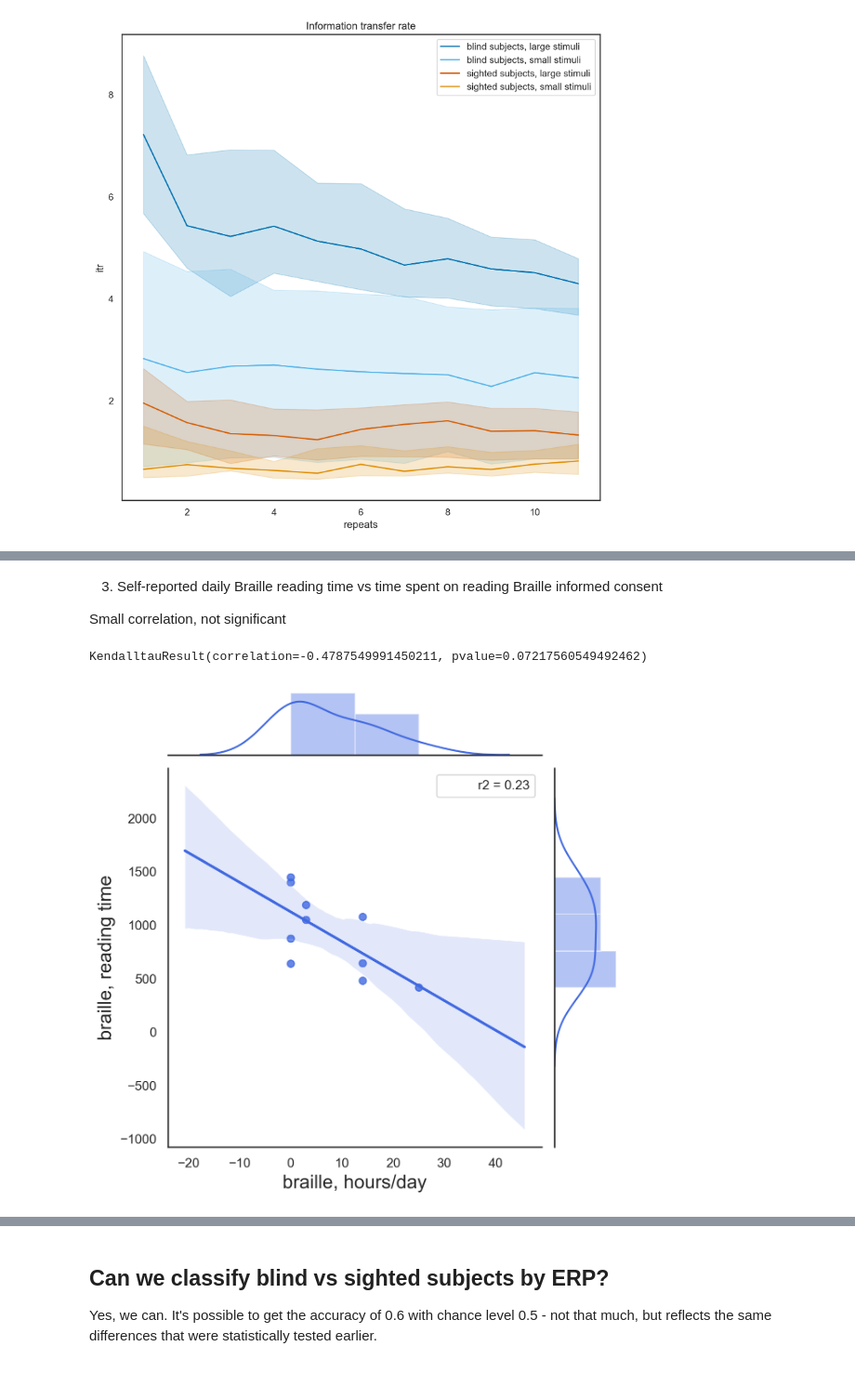
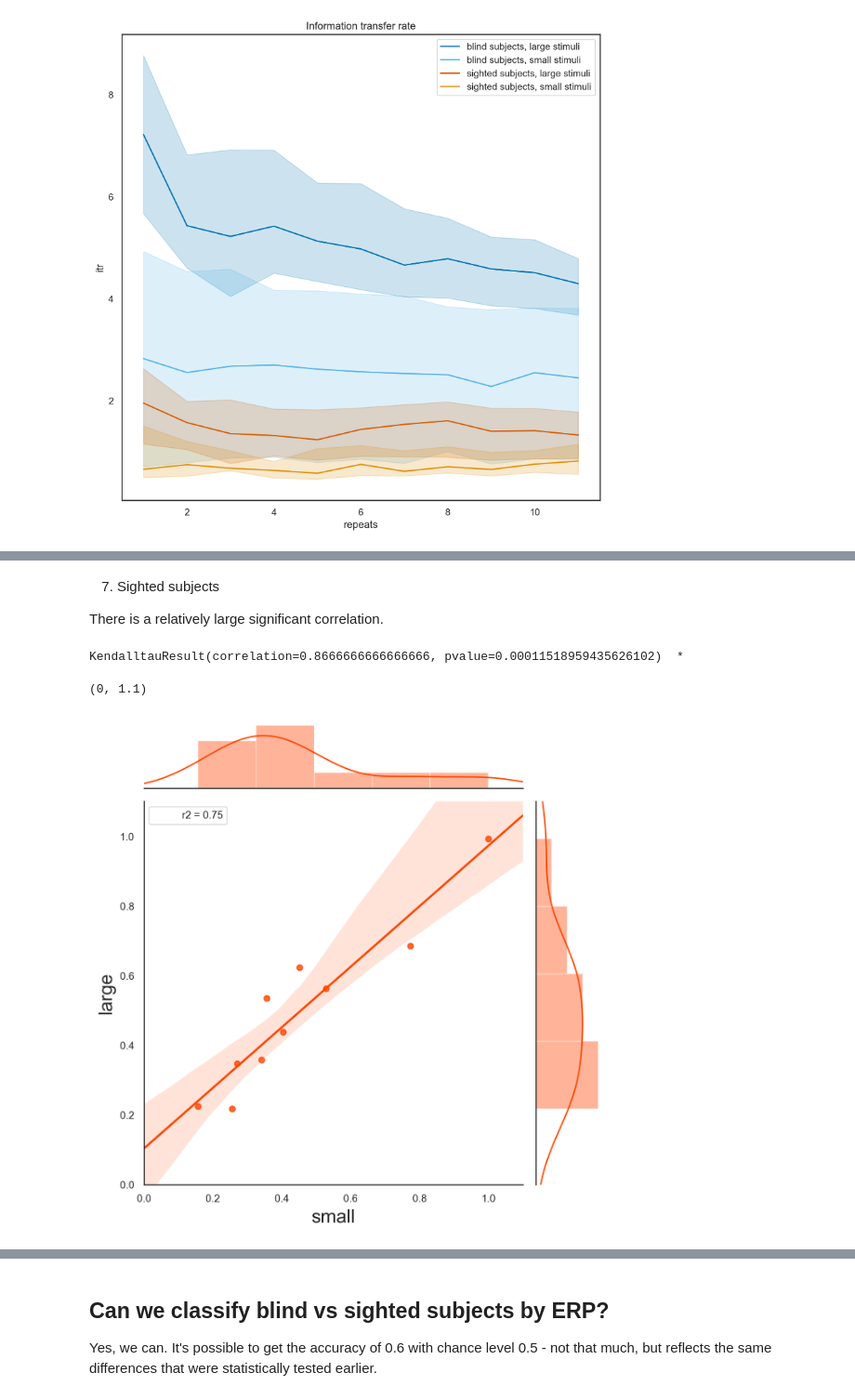
Before and after one commit to eegdude/erp_analysis, a Jupyter notebook: classification.ipynb, the cells around one changed output, grey strips where cells are left out. Shown at 93% size. Cells and saved outputs as stored; diff of their text form; code cells hidden in the pictures.

Commit message:
Further classification cleanup
Fixed color schemes, and axis limits, added jointplots

```diff
--- a/classification.ipynb
+++ b/classification.ipynb
@@ -288,11 +363,15 @@ KendalltauResult(correlation=-0.025197631533948477, pvalue=0.924607096069377)
-# %% [markdown]
-3. Self-reported daily Braille reading time vs time spent on reading Braille informed consent
-
-Small correlation, not significant
+# %% [markdown]
+7. Sighted subjects
+
+There is a relatively large significant correlation.
 # %%
-sns.jointplot (x=selfreport, y=reading_time, kind='reg', stat_func=cf.r2, color=constants.plot_colors['blind'])
-sns.utils.axlabel(xlabel='braille, hours/day', ylabel="braille, reading time", fontsize=16)
+g = sns.jointplot (x=small_sighted, y=large_sighted, kind='reg', stat_func=cf.r2, color=constants.plot_colors['sighted'])
+sns.utils.axlabel(xlabel='small', ylabel="large", fontsize=16)
+
+g.ax_marg_x.set_xlim(0,1.1)
+g.ax_marg_y.set_ylim(0, 1.1)
 # %% [output]
-KendalltauResult(correlation=-0.4787549991450211, pvalue=0.07217560549492462)
+KendalltauResult(correlation=0.8666666666666666, pvalue=0.00011518959435626102)  *
+(0, 1.1)
-[figure, old version]
+[figure, new version]
 # %% [markdown]
```
Also changed, not shown: parts of 24 cells of this notebook.
